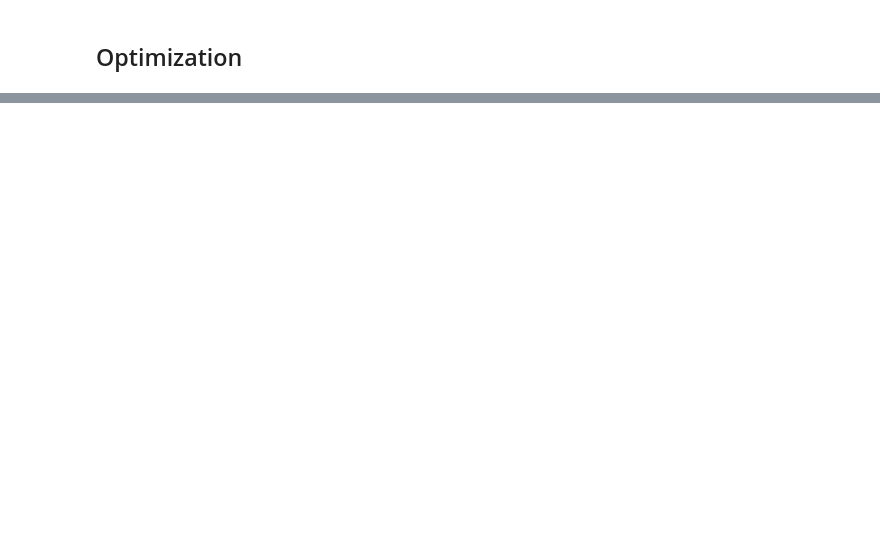
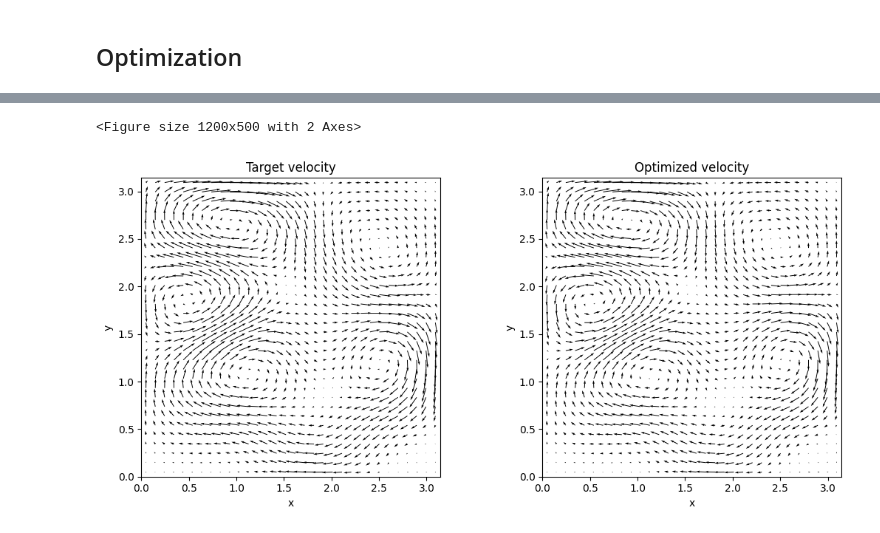
Before and after one commit to bobarna/eigenfluid-control, a Jupyter notebook: eigenfluid-optimization.ipynb, the cells around one changed output, grey strips where cells are left out. Saved outputs shown, nothing was run; the diff lists cells and outputs as text; code cells hidden in the pictures; blank space fills up the shorter version.

```diff
--- a/eigenfluid-optimization.ipynb
+++ b/eigenfluid-optimization.ipynb
@@ -134,3 +118,8 @@ Optimization step 120, loss: 0.000084
+# %%
+plot({"Target velocity": v_target, "Optimized velocity": eigenfluid.reconstruct_velocity()})
+# %% [output]
+<Figure size 1200x500 with 2 Axes>
+[figure, added]
 # %%
 plot({
     "Initial w": get_w_point_cloud(w_init),
```
Also changed, not shown: parts of 7 cells of this notebook, 2 other files.
